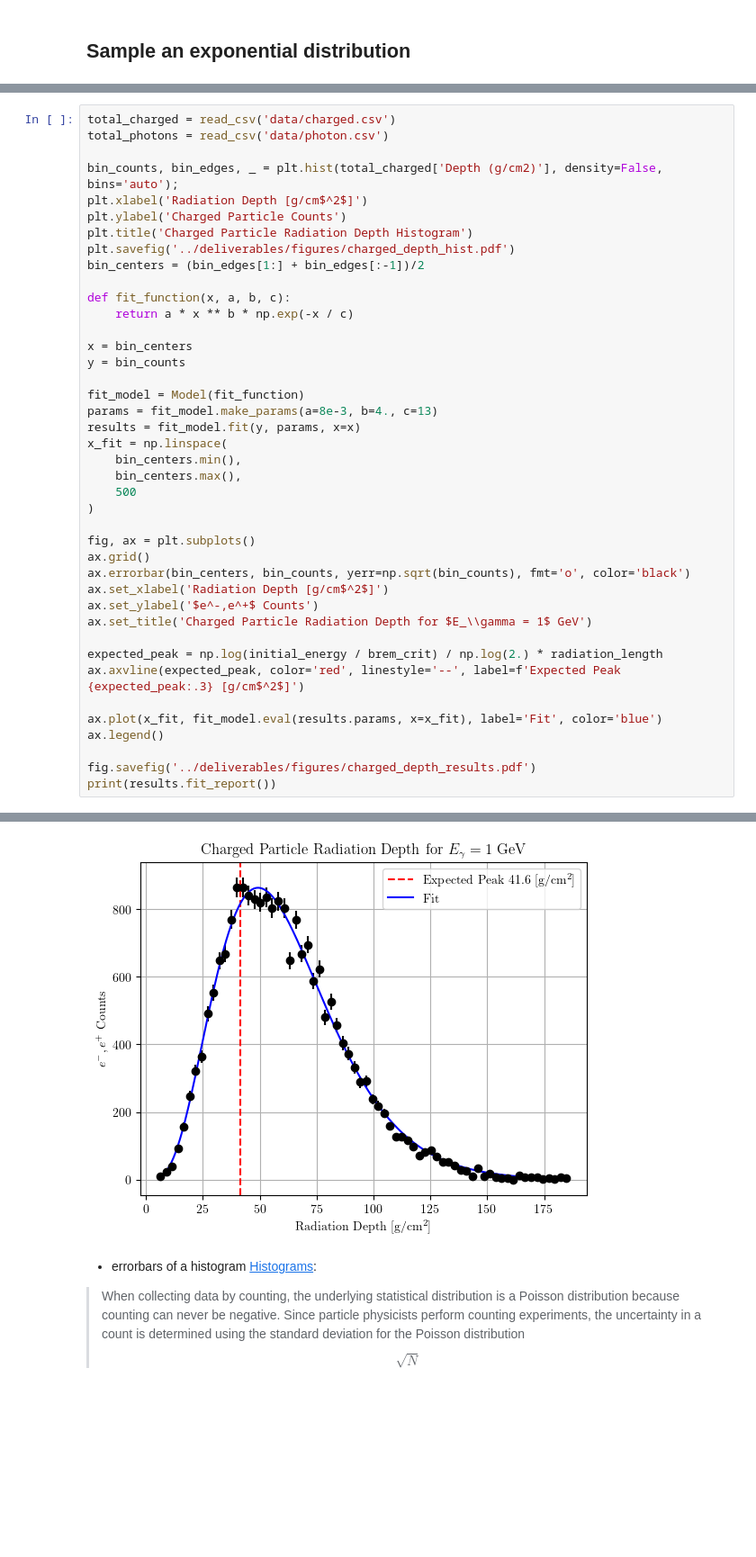
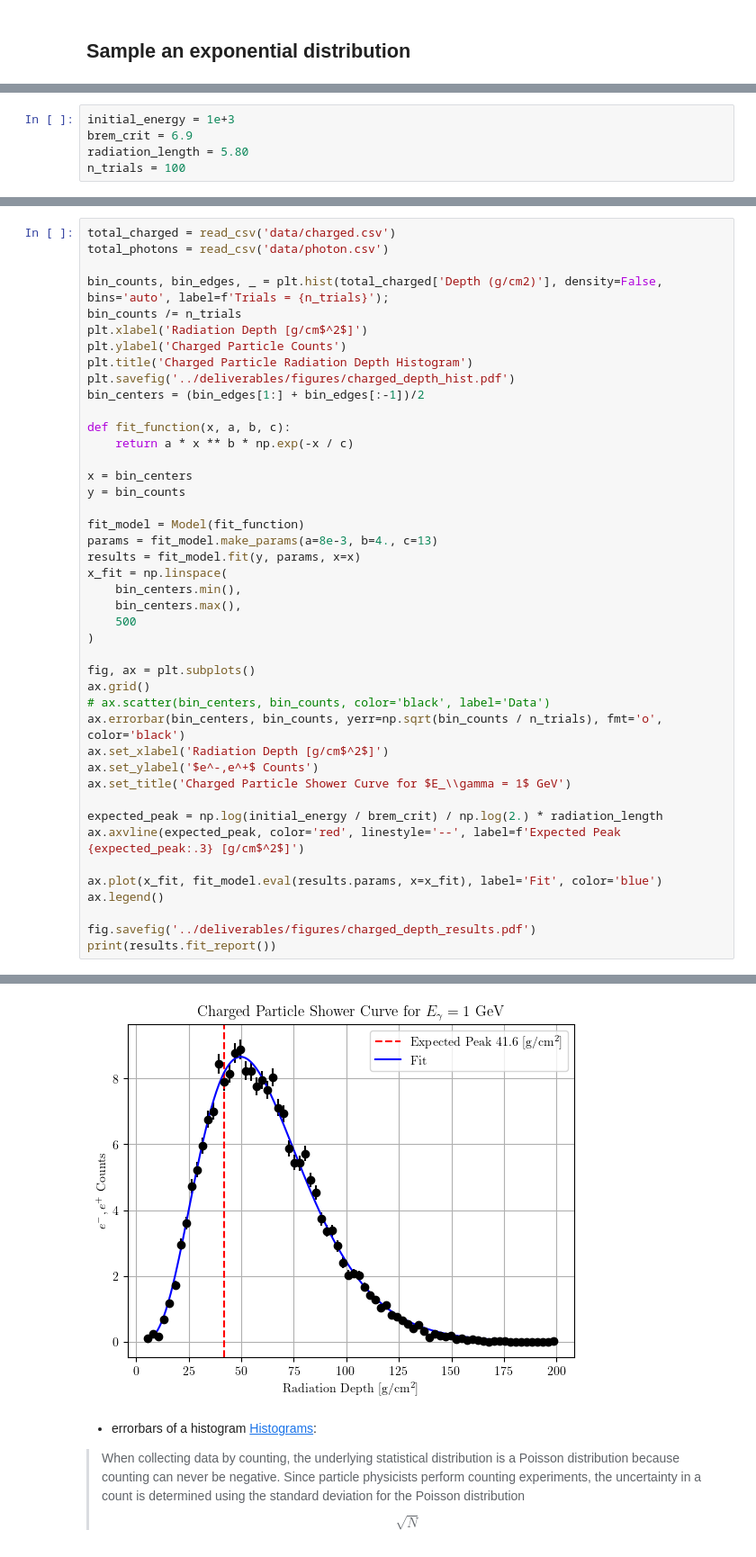
Before and after one commit to mattketk/particle-cascade, a Jupyter notebook: notebooks/ParticleCascade.ipynb, the cells around one changed output, grey strips where cells are left out. Shown at 90% size. Saved outputs shown, nothing was run; the diff lists cells and outputs as text; blank space fills up the shorter version.

Commit message:
more data analysis

```diff
--- a/notebooks/ParticleCascade.ipynb
+++ b/notebooks/ParticleCascade.ipynb
@@ -27 +30,6 @@ plt.savefig('../deliverables/figures/exp_dist.pdf')
+# %%
+initial_energy = 1e+3
+brem_crit = 6.9
+radiation_length = 5.80
+n_trials = 100
 # %%
@@ -110,7 +115,8 @@ photon_save.to_csv('data/photon.csv', index=False)
 total_charged = read_csv('data/charged.csv')
 total_photons = read_csv('data/photon.csv')
 
-bin_counts, bin_edges, _ = plt.hist(total_charged['Depth (g/cm2)'], density=False, bins='auto');
+bin_counts, bin_edges, _ = plt.hist(total_charged['Depth (g/cm2)'], density=False, bins='auto', label=f'Trials = {n_trials}');
+bin_counts /= n_trials
 plt.xlabel('Radiation Depth [g/cm$^2$]')
 plt.ylabel('Charged Particle Counts')
 plt.title('Charged Particle Radiation Depth Histogram')
@@ -134,10 +140,11 @@ x_fit = np.linspace(
 
 fig, ax = plt.subplots()
 ax.grid()
-ax.errorbar(bin_centers, bin_counts, yerr=np.sqrt(bin_counts), fmt='o', color='black')
+# ax.scatter(bin_centers, bin_counts, color='black', label='Data')
+ax.errorbar(bin_centers, bin_counts, yerr=np.sqrt(bin_counts / n_trials), fmt='o', color='black')
 ax.set_xlabel('Radiation Depth [g/cm$^2$]')
 ax.set_ylabel('$e^-,e^+$ Counts')
-ax.set_title('Charged Particle Radiation Depth for $E_\\gamma = 1$ GeV')
+ax.set_title('Charged Particle Shower Curve for $E_\\gamma = 1$ GeV')
 
 expected_peak = np.log(initial_energy / brem_crit) / np.log(2.) * radiation_length
 ax.axvline(expected_peak, color='red', linestyle='--', label=f'Expected Peak {expected_peak:.3} [g/cm$^2$]')
@@ -172,4 +179,4 @@ print(results.fit_report())
-[figure, old version]
+[figure, new version]
 # %% [markdown]
 - errorbars of a histogram [Histograms](https://www.quarknet.org/sites/default/files/histogram_uncertainty_tchr_31oct19.pdf):
 > When collecting data by counting, the underlying statistical distribution is a Poisson distribution
```
Also changed, not shown: parts of 16 cells of this notebook, 29 other files.
